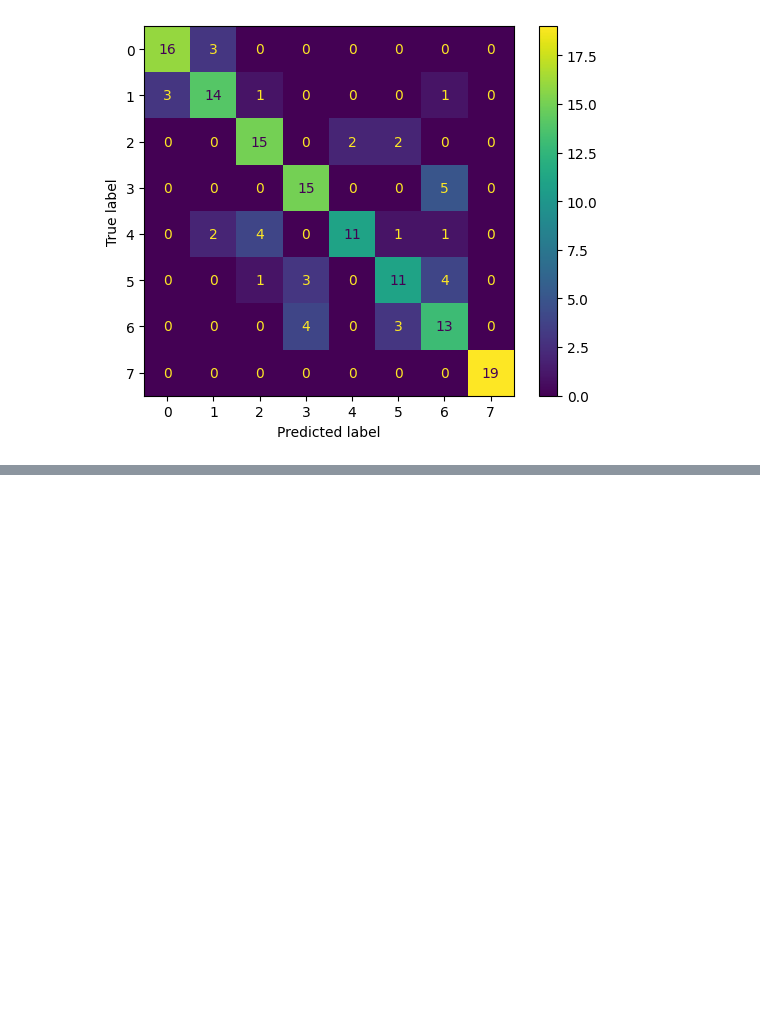
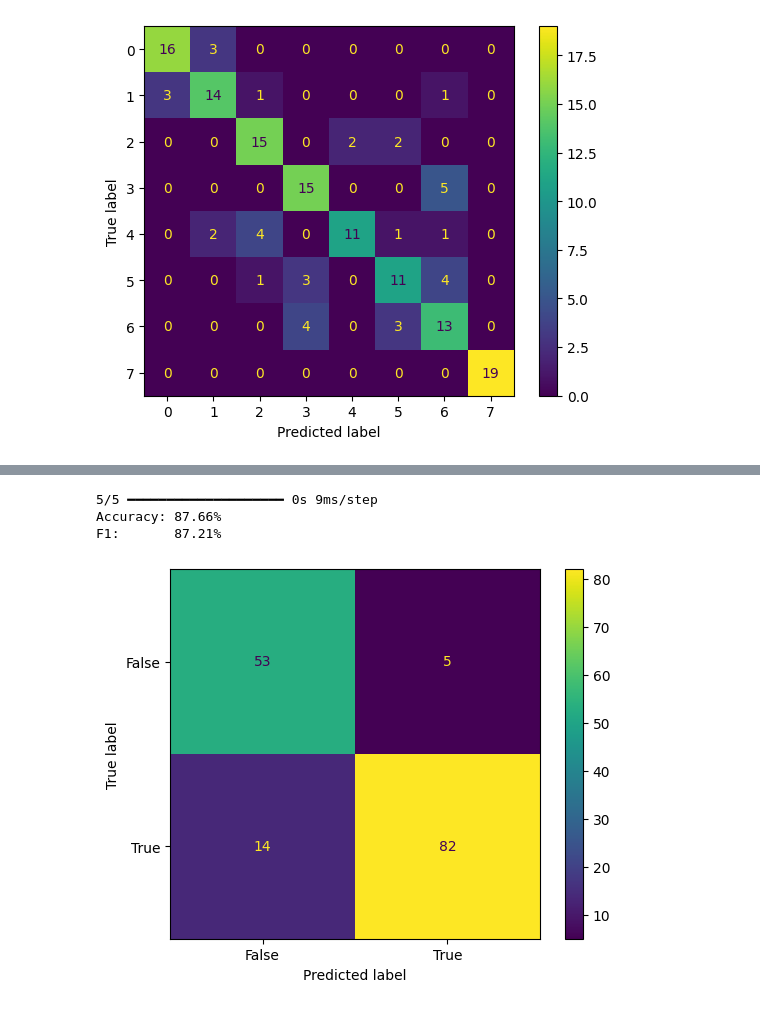
Before and after one commit to G4brielMartins/desgaste-viga, a Jupyter notebook: Ressonancias.ipynb, the cells around one changed output, grey strips where cells are left out. Drawn from its saved outputs; the diff is of its cells as text; code cells hidden in the pictures; blank space fills up the shorter version.

```diff
--- a/Ressonancias.ipynb
+++ b/Ressonancias.ipynb
@@ -111,0 +217,15 @@ plt.show()
+# %%
+predicao_mlp_bin = modelo_mlp_bin.predict(x_teste_bin) > .75 # Limiar de 75% de confiança
+
+mensagem = f"""Accuracy: {accuracy_score(y_teste_bin, predicao_mlp_bin):>5.2%}
+F1: {f1_score(y_teste_bin, predicao_mlp_bin, average='macro'):>12.2%}"""
+print(mensagem)
+# %% [output]
+5/5 ━━━━━━━━━━━━━━━━━━━━ 0s 9ms/step
+Accuracy: 87.66%
+F1:       87.21%
+# %%
+ConfusionMatrixDisplay.from_predictions(y_teste_bin, predicao_mlp_bin)
+plt.show()
+# %% [output]
+[figure, added]
```
Also changed, not shown: parts of 17 cells of this notebook.
